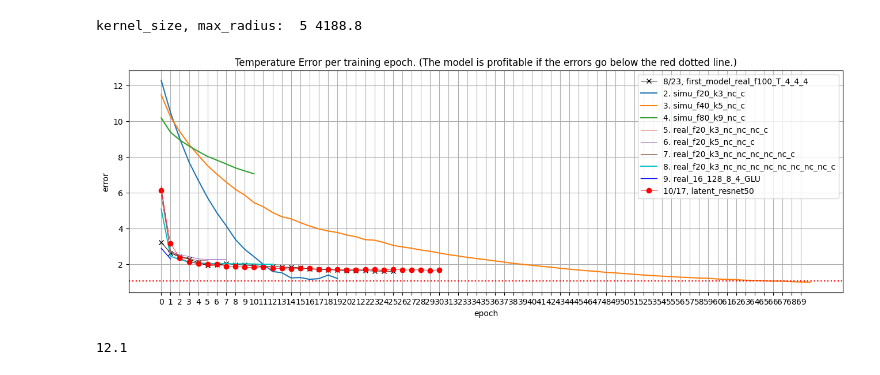
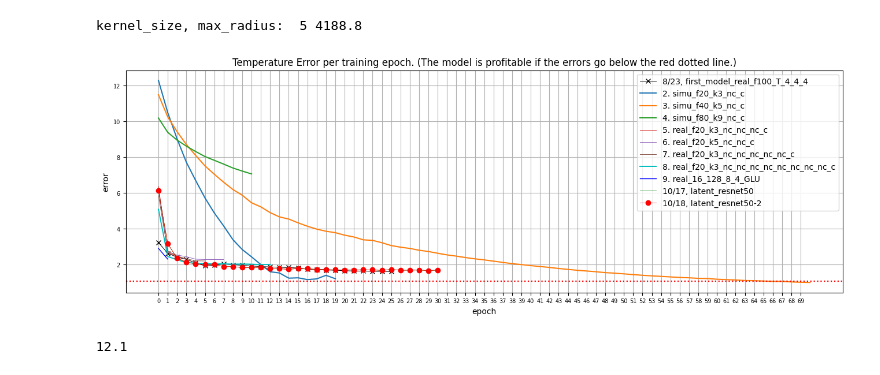
Before and after one commit to MachineLearningMike/Zeus2026, a Jupyter notebook: research/test01.ipynb, the cells around one changed output. Drawn from its saved outputs; the diff is of its cells as text; code cells hidden in the pictures.

```diff
--- a/research/test01.ipynb
+++ b/research/test01.ipynb
@@ -102,7 +102,7 @@ latent_resnet50 = np.array([6.14, 3.16, 2.36, 2.13, 2.04, 2.003, 2.00127, 1.8888
                             1.76651, 1.73197, 1.71925, 1.70184, 1.69773, 1.69612, 1.71162, 1.70063, 1.67289, 1.73057, 1.67884, 1.68541, 1.69502, 1.66124,
                             1.69122])
 latent_resnet50_2 = np.array([3.73940, 2.57962, 2.16126, 2.02077, 1.95973, 1.93555, 1.85545, 1.88563, 1.83461, 1.82213, 1.78038, 1.83613, 1.80943,
-                              1.76646, 1.83746, 1.72514, 1.78396, 1.77270,
+                              1.76646, 1.83746, 1.72514, 1.78396, 1.77270, 1.78224, 1.70661, 1.75728,
 ]),
 
 # cnn was working, in place of a trasnformer.
@@ -119,34 +119,35 @@ plt.plot(simu_f40_k5_nc_c, label='3. simu_f40_k5_nc_c')
 plt.plot(simu_f80_k9_nc_c, label='4. simu_f80_k9_nc_c')
 
 plt.plot(real_f20_k3_nc_nc_nc_c, label='5. real_f20_k3_nc_nc_nc_c', lw=0.7)
 plt.plot(real_f20_k5_nc_nc_c, label='6. real_f20_k5_nc_nc_c', lw=0.7)
 plt.plot(real_f20_k3_nc_nc_nc_nc_nc_c, label='7. real_f20_k3_nc_nc_nc_nc_nc_c', lw=0.7)
 plt.plot(real_f20_k3_nc_nc_nc_nc_nc_nc_nc_nc_c, label='8. real_f20_k3_nc_nc_nc_nc_nc_nc_nc_nc_c', c='c', lw=1.4) #, marker='o')
 
 plt.plot(real_16_128_8_4_GLU, label='9. real_16_128_8_4_GLU', c='b', lw=1.0)
 plt.plot(latent_resnet50, label='10/17, latent_resnet50', c='g', lw=0.5)
 plt.plot(latent_resnet50, label='10/18, latent_resnet50-2', c='r', lw=0.5, marker='o')
 # plt.plot(real_16_128_8_6_GLU_anticipated, label='10. real_16_128_8_6_GLU_anticipated', c='r', lw=1.0, marker='o')
 
 # plt.plot(real_f20_chunk_16_8_4_ffn, label='9. real_f20_chunk_16_8_4_ffn', c='g', marker='o', lw=1.4)
 # plt.plot(real_f20_chunk_16_8_4_swi, label='10. real_f20_chunk_16_8_4_swi', c='r', lw=1.7)
 
 plt.plot()
 plt.xticks(x)
+plt.tick_params(labelsize=7)
 plt.xlabel("epoch")
 plt.ylabel("error")
 plt.title("Temperature Error per training epoch. (The model is profitable if the errors go below the red dotted line.)")
 plt.legend()
 plt.grid(True)
 
 # # Add y-value labels next to markers
 # for xi, yi in zip(x, y):
 #     plt.text(xi, yi, f"{yi:.2f}", ha='left', va='bottom', fontsize=8)
 
 plt.axhline(y=1.06, color='red', linestyle=':', linewidth=1.6, label='y = 1.06 (reference)')
 plt.show()
 # %% [output]
-[figure, old version]
+[figure, new version]
 # %%
 import torch
 print(torch.version.cuda)   # should print something like '12.1' or '11.8'
```
Also changed, not shown: parts of 1 cell of this notebook, 29 other files.
